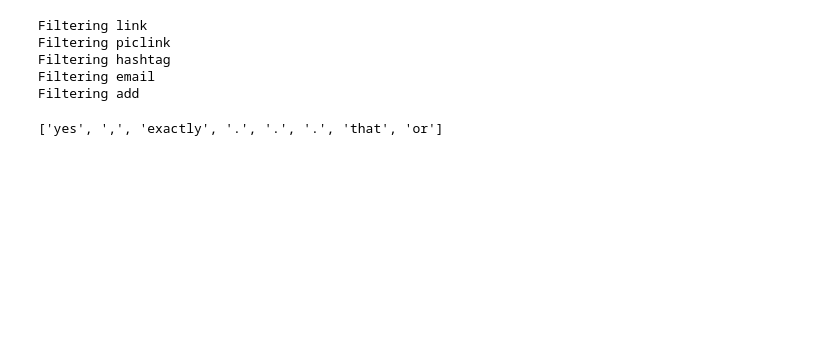
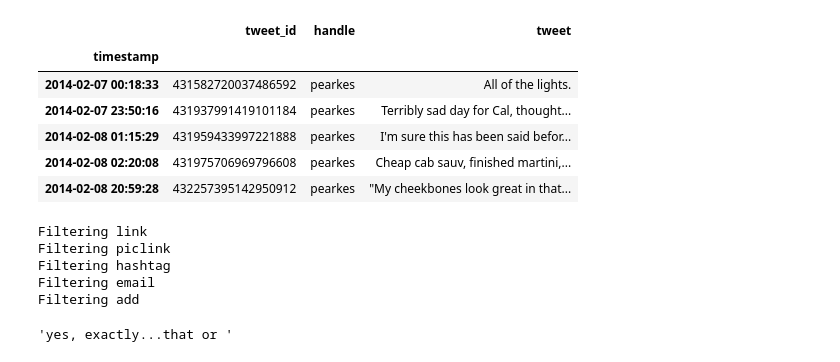
Before and after one commit to aaroncgw/tweet-sentiment, a Jupyter notebook: SentimentPlus.ipynb, the cells around one changed output. Cells and saved outputs as stored; diff of their text form; code cells hidden in the pictures; blank space fills up the shorter version.

```diff
--- a/SentimentPlus.ipynb
+++ b/SentimentPlus.ipynb
@@ -13,26 +13,28 @@ tokenizer = DistilBertTokenizer.from_pretrained(MODEL_NAME)
 # %%
 #tweet_df = read_raw_data()
 pearkes = tweet_df[tweet_df.handle=='pearkes']
-# %%
-REGEX_DICT = {'link': "http\S+",
-              'piclink': "pic.twitter.com\S+",
-              'hashtag': "\B#\w*[a-zA-Z]+\w*|#\w*[a-zA-Z]+\w*",
-              'email': "[a-zA-Z0-9+._-]+@[a-zA-Z0-9._-]+\.[a-zA-Z0-9_-]+",
-              'add': "\s([@][\w_-]+)|[@][\w_-]+"}
-
-for key, value in REGEX_DICT.items():
-    print('Filtering', key)
-    pearkes.tweet = pearkes.tweet.apply(lambda tweet: re.sub(value, '', tweet))
-# %% [output]
-Filtering link
-Filtering piclink
-Filtering hashtag
-Filtering email
-Filtering add
+# %%
+pearkes.head()
+# %% [output]
+|  | tweet_id | handle | tweet |
+| timestamp |  |  |  |
+| 2014-02-07 00:18:33 | 431582720037486592 | pearkes | All of the lights. |
+| 2014-02-07 23:50:16 | 431937991419101184 | pearkes | Terribly sad day for Cal, thought... |
+| 2014-02-08 01:15:29 | 431959433997221888 | pearkes | I'm sure this has been said befor... |
+| 2014-02-08 02:20:08 | 431975706969796608 | pearkes | Cheap cab sauv, finished martini,... |
+| 2014-02-08 20:59:28 | 432257395142950912 | pearkes | "My cheekbones look great in that... |
+# %%
+pearkes.tweet = clean_sentiment(pearkes.tweet)
+# %% [output]
+Filtering link
+Filtering piclink
+Filtering hashtag
+Filtering email
+Filtering add
 # %%
-tokenizer.tokenize(pearkes.iloc[101001].tweet)
+pearkes.iloc[101001].tweet
 # %% [output]
-['yes', ',', 'exactly', '.', '.', '.', 'that', 'or']
+'yes, exactly...that or '
 # %%
 data = tokenizer.batch_encode_plus(pearkes.tweet,
                             return_tensors="pt",
```
Also changed, not shown: parts of 2 cells of this notebook, 2 other files.
